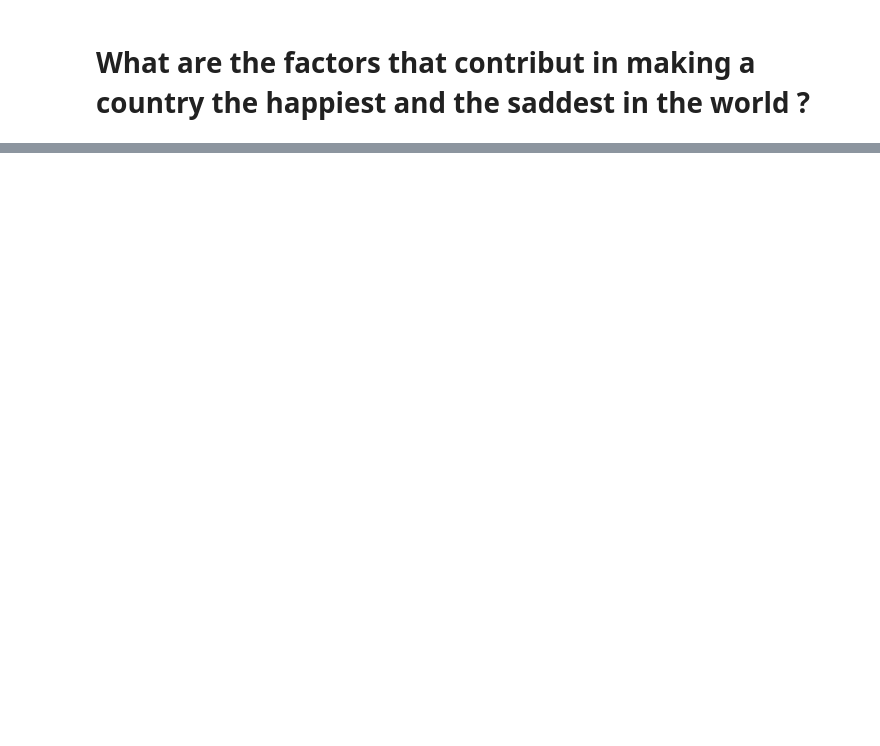
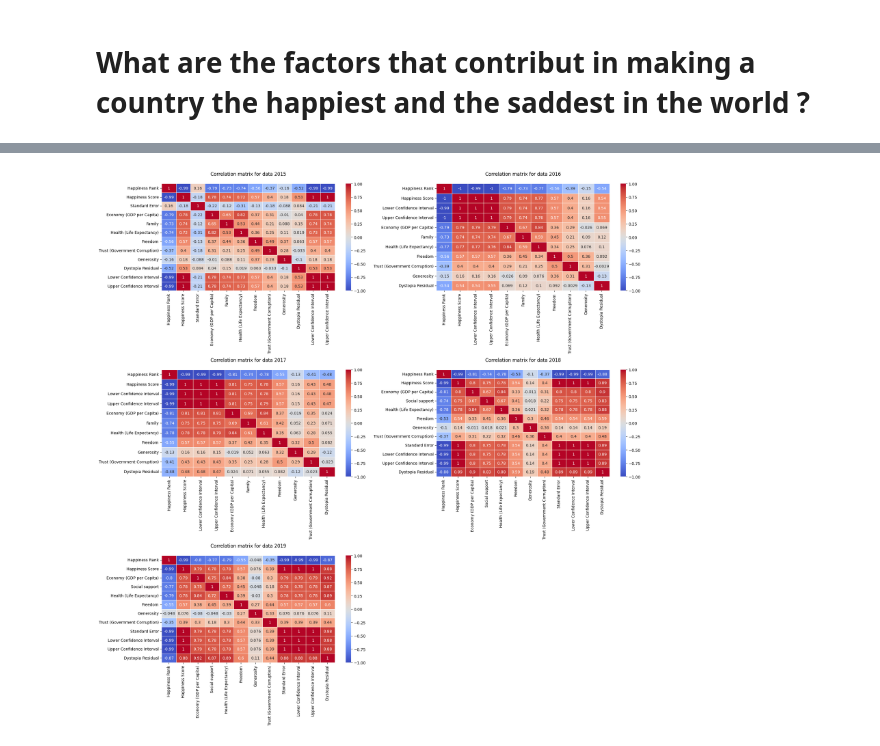
Before and after one commit to Rahifhiba/World-happiness-Report, a Jupyter notebook: data_study.ipynb, the cells around one changed output, grey strips where cells are left out. Cells and saved outputs as stored; diff of their text form; code cells hidden in the pictures; blank space fills up the shorter version.

```diff
--- a/data_study.ipynb
+++ b/data_study.ipynb
@@ -116,0 +324,26 @@ heatmap(df_19, "2019")
+# %%
+dfs = [df_15, df_16, df_17, df_18, df_19]
+years = [2015, 2016, 2017, 2018, 2019]
+fig, axes = plt.subplots(nrows=3, ncols=2, figsize=(20, 20))
+axes = axes.flatten()
+for i, (df, y) in enumerate(zip(dfs, years)):
+    valid_col = [c for c in df.columns if not pd.api.types.is_string_dtype(df[c]) and c != 'Year']
+    sns.heatmap(
+        df[valid_col].corr(),
+        annot=True,
+        cmap='coolwarm',
+        linewidths=0.5,
+        vmin=-1,
+        vmax=1,
+        ax=axes[i]
+    )
+    axes[i].set_title(f'Correlation matrix for data {y}\n')
+for j in range(len(dfs), len(axes)):
+    axes[j].set_visible(False)
+plt.tight_layout()
+plt.show()
+
+
+# heatmap_all_years([df_15, df_16, df_17, df_18, df_19])
+# %% [output]
+[figure, added]
```
Also changed, not shown: parts of 41 cells of this notebook.
